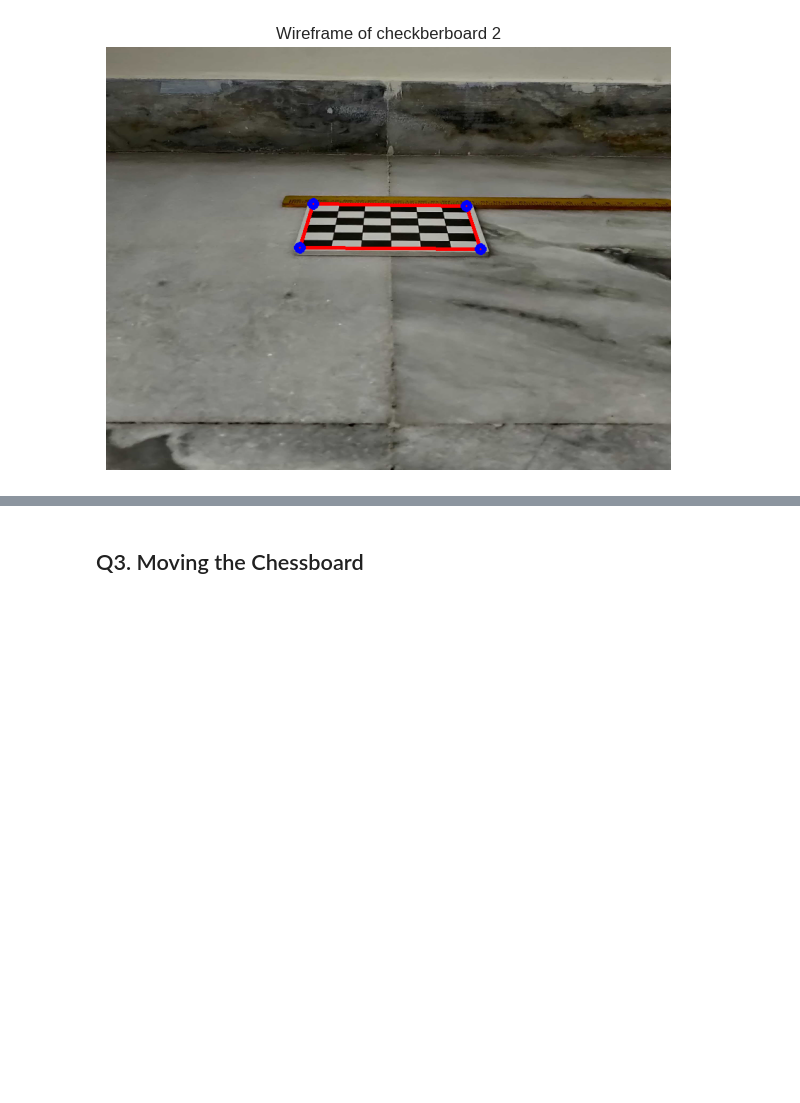
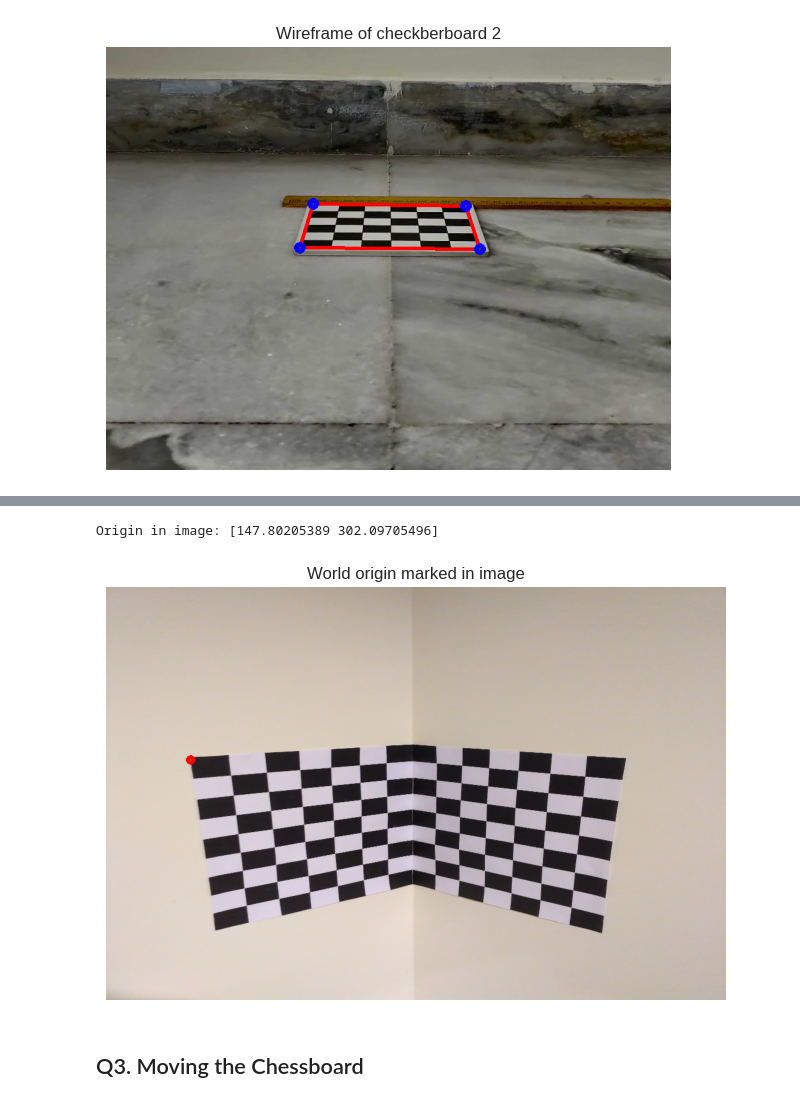
Before and after one commit to FaizalKarim280280/CV-Spring-2024, a Jupyter notebook: A1/main.ipynb, the cells around one changed output, grey strips where cells are left out. Saved outputs shown, nothing was run; the diff lists cells and outputs as text; code cells hidden in the pictures; blank space fills up the shorter version.

```diff
--- a/A1/main.ipynb
+++ b/A1/main.ipynb
@@ -332,3 +409,19 @@ plt.show()
+# %%
+world_origin = np.array([0, 0, 0, 1])
+origin_image = P @ world_origin.reshape(-1, 1)
+origin_image = origin_image/origin_image[-1]
+origin_image = np.linalg.inv(T_2d) @ origin_image
+
+print("Origin in image:", origin_image.reshape(-1)[:-1])
+
+img_origin = draw_corners(img, [origin_image], color=[255, 0, 0])
+plt.imshow(img_origin)
+plt.title('World origin marked in image')
+plt.axis('off')
+plt.show()
+# %% [output]
+Origin in image: [147.80205389 302.09705496]
+[figure, added]
 # %% [markdown]
 ## Q3. Moving the Chessboard
 # %% [markdown]
```
Also changed, not shown: parts of 24 cells of this notebook, 1 other file.
